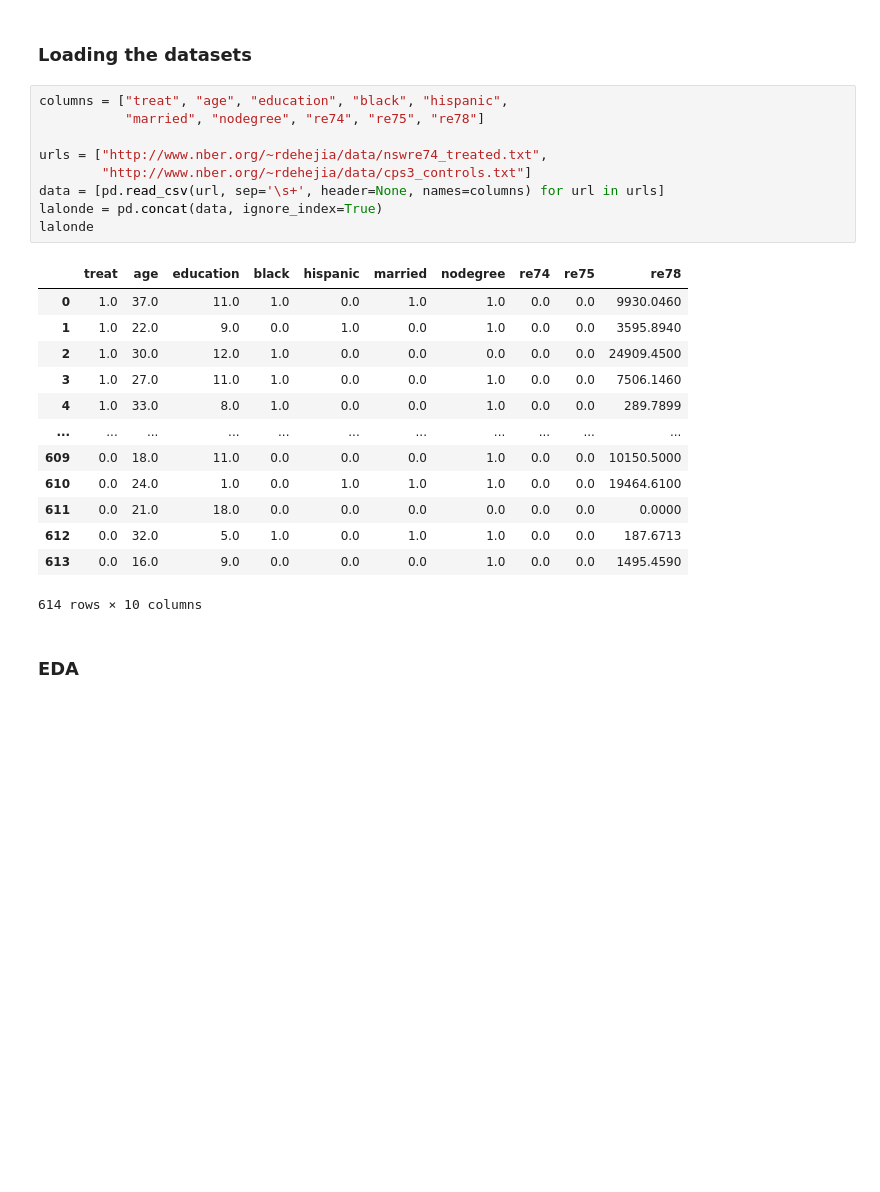
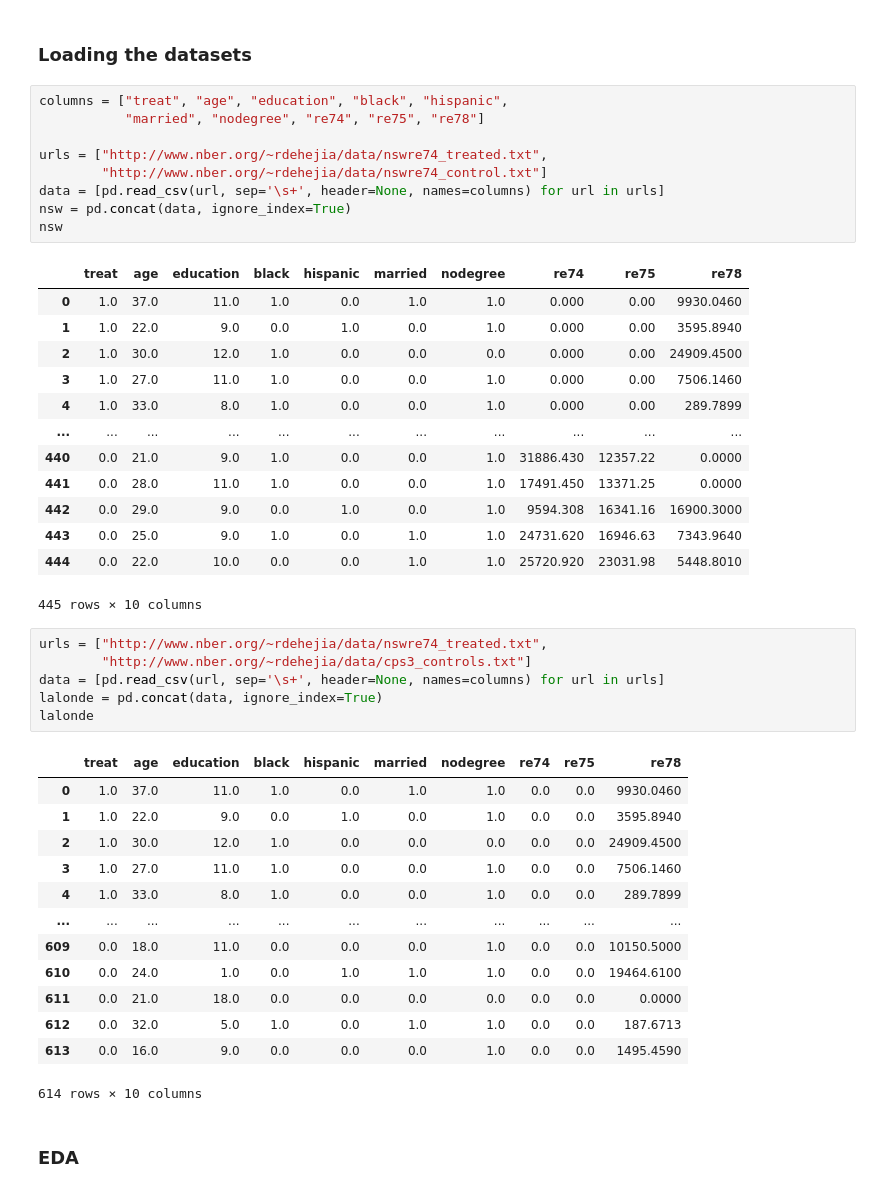
Before and after one commit to PacktPublishing/Causal-Inference-with-Bayesian-Networks, a Jupyter notebook: Chapter_12/chapter_12.ipynb, the cells around one changed output. Cells and saved outputs as stored; diff of their text form; blank space fills up the shorter version.

```diff
--- a/Chapter_12/chapter_12.ipynb
+++ b/Chapter_12/chapter_12.ipynb
@@ -16,10 +15,30 @@ import warnings
 warnings.filterwarnings('ignore')
 # %% [markdown]
 ### Loading the datasets
+# %%
+columns = ["treat", "age", "education", "black", "hispanic",
+           "married", "nodegree", "re74", "re75", "re78"]
+
+urls = ["http://www.nber.org/~rdehejia/data/nswre74_treated.txt",
+        "http://www.nber.org/~rdehejia/data/nswre74_control.txt"]
+data = [pd.read_csv(url, sep='\s+', header=None, names=columns) for url in urls]
+nsw = pd.concat(data, ignore_index=True)
+nsw
+# %% [output]
+|  | treat | age | education | black | hispanic | married | nodegree | re74 | re75 | re78 |
+| 0 | 1.0 | 37.0 | 11.0 | 1.0 | 0.0 | 1.0 | 1.0 | 0.000 | 0.00 | 9930.0460 |
+| 1 | 1.0 | 22.0 | 9.0 | 0.0 | 1.0 | 0.0 | 1.0 | 0.000 | 0.00 | 3595.8940 |
+| 2 | 1.0 | 30.0 | 12.0 | 1.0 | 0.0 | 0.0 | 0.0 | 0.000 | 0.00 | 24909.4500 |
+| 3 | 1.0 | 27.0 | 11.0 | 1.0 | 0.0 | 0.0 | 1.0 | 0.000 | 0.00 | 7506.1460 |
+| 4 | 1.0 | 33.0 | 8.0 | 1.0 | 0.0 | 0.0 | 1.0 | 0.000 | 0.00 | 289.7899 |
+| ... | ... | ... | ... | ... | ... | ... | ... | ... | ... | ... |
+| 440 | 0.0 | 21.0 | 9.0 | 1.0 | 0.0 | 0.0 | 1.0 | 31886.430 | 12357.22 | 0.0000 |
+| 441 | 0.0 | 28.0 | 11.0 | 1.0 | 0.0 | 0.0 | 1.0 | 17491.450 | 13371.25 | 0.0000 |
+| 442 | 0.0 | 29.0 | 9.0 | 0.0 | 1.0 | 0.0 | 1.0 | 9594.308 | 16341.16 | 16900.3000 |
+| 443 | 0.0 | 25.0 | 9.0 | 1.0 | 0.0 | 1.0 | 1.0 | 24731.620 | 16946.63 | 7343.9640 |
+| 444 | 0.0 | 22.0 | 10.0 | 0.0 | 0.0 | 1.0 | 1.0 | 25720.920 | 23031.98 | 5448.8010 |
+445 rows × 10 columns
 # %%
-columns = ["treat", "age", "education", "black", "hispanic",
-           "married", "nodegree", "re74", "re75", "re78"]
-
 urls = ["http://www.nber.org/~rdehejia/data/nswre74_treated.txt",
         "http://www.nber.org/~rdehejia/data/cps3_controls.txt"]
 data = [pd.read_csv(url, sep='\s+', header=None, names=columns) for url in urls]
```
Also changed, not shown: parts of 18 cells of this notebook.
